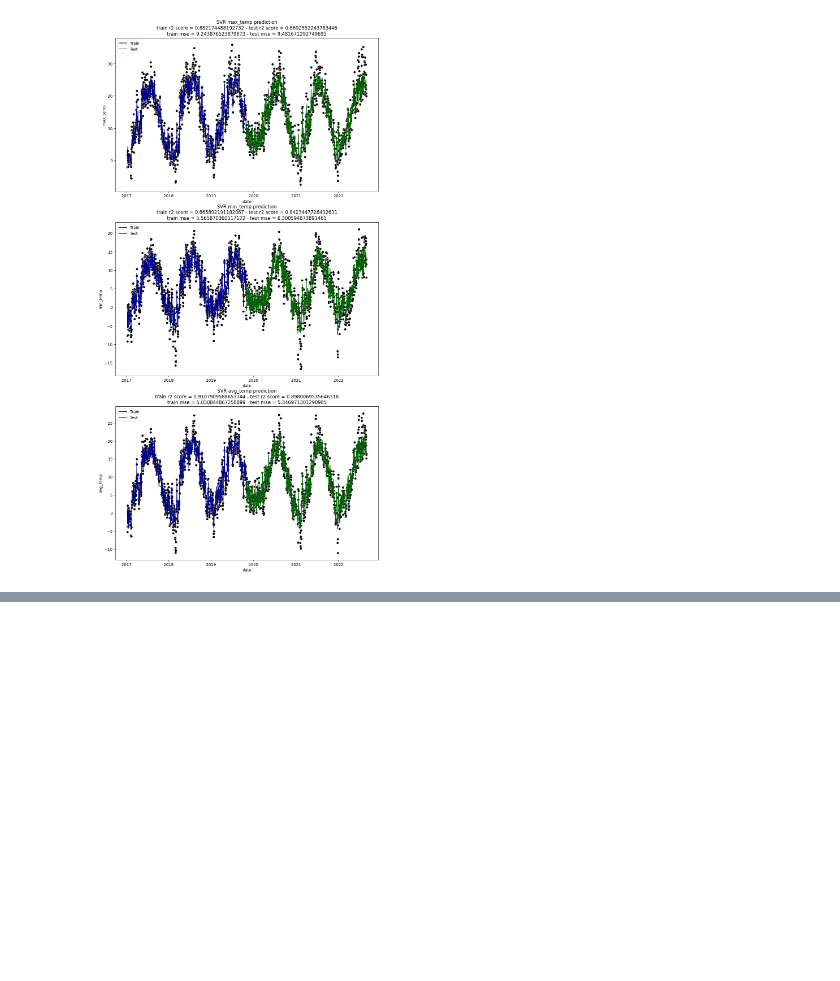
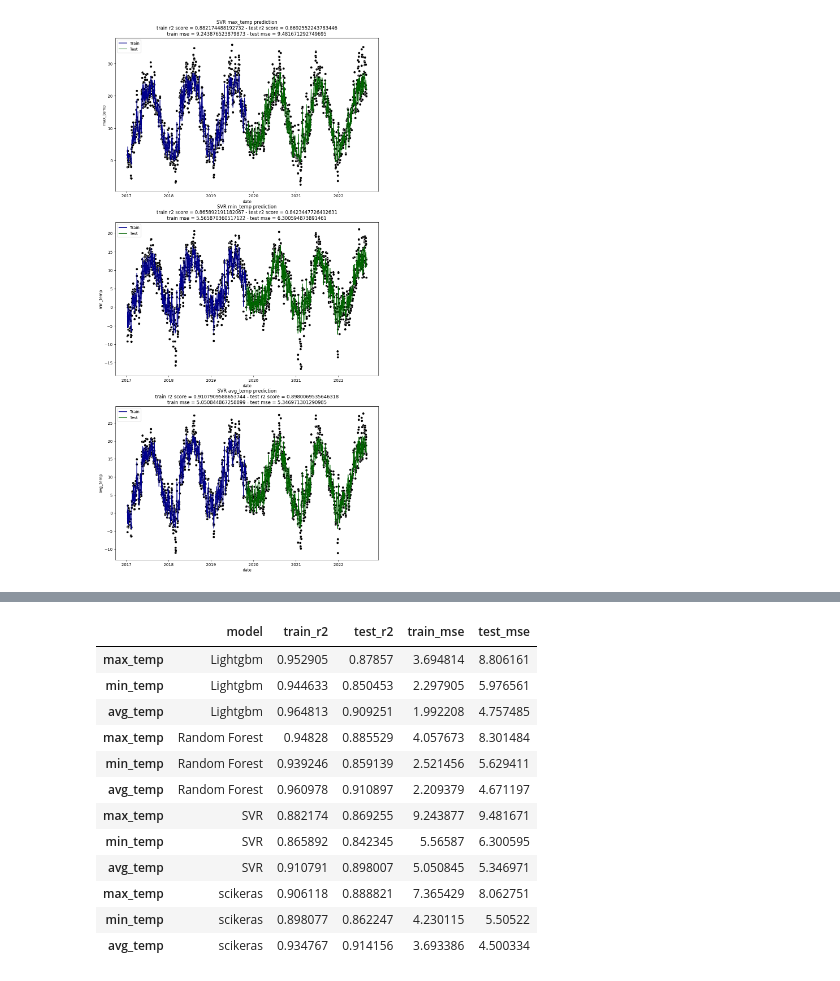
Before and after one commit to MichaelTheFear/INF1038_Aprendizado_Automatico_Trab_1, a Jupyter notebook: inf1038-ts-neural-network.ipynb, the cells around one changed output, grey strips where cells are left out. Saved outputs shown, nothing was run; the diff lists cells and outputs as text; code cells hidden in the pictures; blank space fills up the shorter version.

```diff
--- a/inf1038-ts-neural-network.ipynb
+++ b/inf1038-ts-neural-network.ipynb
@@ -179,7 +190,7 @@ display(X)
 # %%
 splitter = lambda array, size: (array[:size].copy(), array[size:].copy())
 
-def model_result(model, X, y, dates, model_name, train_size = 0.5, scaling = False):
+def model_result(model, X, y, dates, model_name, train_size = 0.5, scaling = False, show=True):
     size = int(X.shape[0] * train_size)
 
     train_X, test_X = splitter(X, size)
@@ -286,0 +343,53 @@ model_result(scikeras_model, X, y, dates, 'Neural Network', scaling = True)
+# %%
+#create a table with the result of each model with r2 train and test and mse train and test
+def model_result(model, X, y, dates, model_name, train_size = 0.5, scaling = False, show=True):
+    size = int(X.shape[0] * train_size)
+
+    train_X, test_X = splitter(X, size)
+    train_y, test_y = splitter(y, size)
+    train_dates, test_dates = splitter(dates, size)
+
+    if scaling:
+        scaler = StandardScaler()
+        train_X = scaler.fit_transform(train_X)
+        test_X = scaler.transform(test_X)
+
+    model.fit(train_X, train_y)
+
+    train_pred = pd.DataFrame(model.predict(train_X), columns = y.columns)
+    test_pred = pd.DataFrame(model.predict(test_X), columns = y.columns)
+    model_each = {}
+
+    for target, ax in zip(y.columns, axes):
+        train_r2 = r2_score(train_y[target], train_pred[target])
+        train_mse = mse(train_y[target], train_pred[target])
+
+
+
+        test_r2 = r2_score(test_y[target], test_pred[target])
+        test_mse = mse(test_y[target], test_pred[target])
+
+        model_each[target] = {
+            'model': model_name,
+            'train_r2': train_r2,
+            'test_r2': test_r2,
+            'train_mse': train_mse,
+            'test_mse': test_mse
+        }
+
+
+    return pd.DataFrame(model_each).T
+
+
+
+models = [(lgbr_multiout,'Lightgbm'), (forest_multiout,'Random Forest'), (svr_multiout,'SVR'), (scikeras_model,'scikeras')]
+
+table = pd.DataFrame()
+
+for model,name in models:
+    df_model = model_result(model, X, y, dates,name,scaling=True)
+    table = pd.concat([table,df_model])
+
+# save the table in a csv file as "tabela_com_escalada.csv"
+table.to_csv('data/tabela_com_escalada.csv')
+# %% [output]
@@ -286,0 +413,13 @@ model_result(scikeras_model, X, y, dates, 'Neural Network', scaling = True)
+|  | model | train_r2 | test_r2 | train_mse | test_mse |
+| max_temp | Lightgbm | 0.952905 | 0.87857 | 3.694814 | 8.806161 |
+| min_temp | Lightgbm | 0.944633 | 0.850453 | 2.297905 | 5.976561 |
+| avg_temp | Lightgbm | 0.964813 | 0.909251 | 1.992208 | 4.757485 |
+| max_temp | Random Forest | 0.94828 | 0.885529 | 4.057673 | 8.301484 |
+| min_temp | Random Forest | 0.939246 | 0.859139 | 2.521456 | 5.629411 |
+| avg_temp | Random Forest | 0.960978 | 0.910897 | 2.209379 | 4.671197 |
+| max_temp | SVR | 0.882174 | 0.869255 | 9.243877 | 9.481671 |
+| min_temp | SVR | 0.865892 | 0.842345 | 5.56587 | 6.300595 |
+| avg_temp | SVR | 0.910791 | 0.898007 | 5.050845 | 5.346971 |
+| max_temp | scikeras | 0.906118 | 0.888821 | 7.365429 | 8.062751 |
+| min_temp | scikeras | 0.898077 | 0.862247 | 4.230115 | 5.50522 |
+| avg_temp | scikeras | 0.934767 | 0.914156 | 3.693386 | 4.500334 |
```
Also changed, not shown: parts of 7 cells of this notebook, 3 other files.
